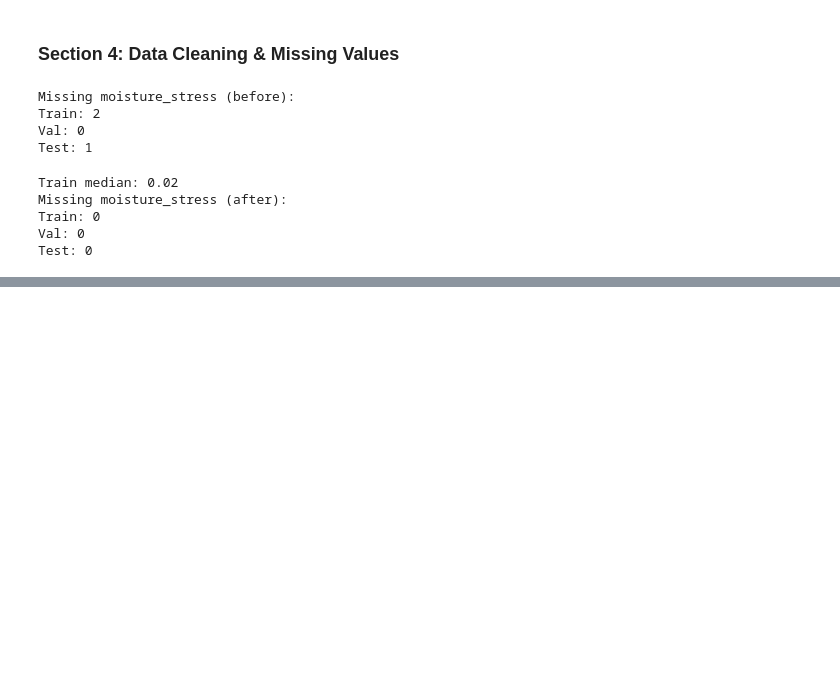
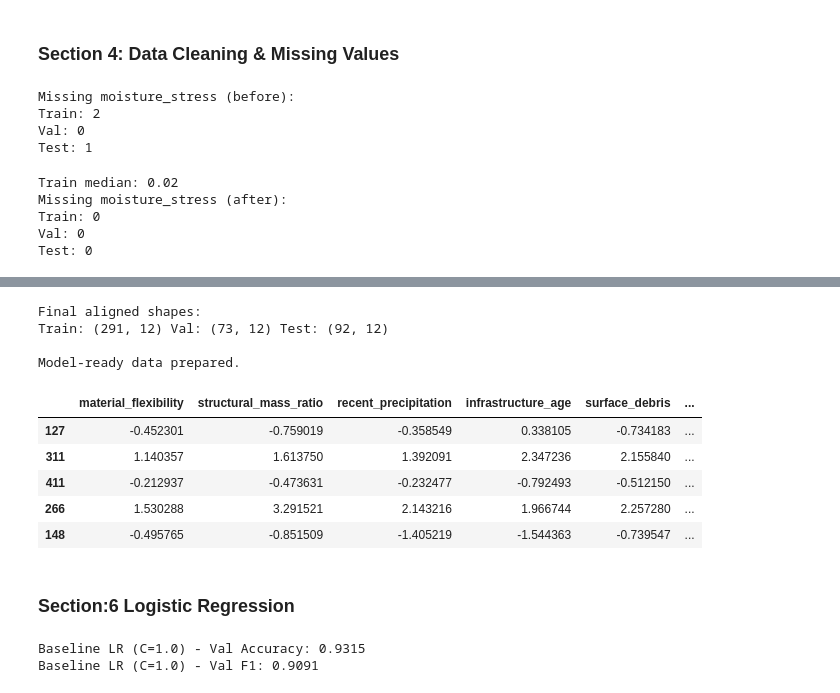
Before and after one commit to baqarjafri/mlanalysis_assignment, a Jupyter notebook: practice.ipynb, the cells around one changed output, grey strips where cells are left out. Cells and saved outputs as stored; diff of their text form; code cells hidden in the pictures; blank space fills up the shorter version.

```diff
--- a/practice.ipynb
+++ b/practice.ipynb
@@ -278,0 +335,50 @@ Test: 0
+# %%
+# Make val/test columns match train columns.
+X_val = X_val.reindex(columns=X_train.columns, fill_value=0)
+X_test = X_test.reindex(columns=X_train.columns, fill_value=0)
+
+# Scale numeric columns only (fit on train only).
+scaler = StandardScaler()
+X_train[num_cols] = scaler.fit_transform(X_train[num_cols])
+X_val[num_cols] = scaler.transform(X_val[num_cols])
+X_test[num_cols] = scaler.transform(X_test[num_cols])
+
+print("Final aligned shapes:")
+print("Train:", X_train.shape, "Val:", X_val.shape, "Test:", X_test.shape)
+print("\nModel-ready data prepared.")
+# %% [output]
+Final aligned shapes:
+Train: (291, 12) Val: (73, 12) Test: (92, 12)
+
+Model-ready data prepared.
+# %%
+X_train.head()
+# %% [output]
+|  | material_flexibility | structural_mass_ratio | recent_precipitation | infrastructure_age | surface_debris | ... |
+| 127 | -0.452301 | -0.759019 | -0.358549 | 0.338105 | -0.734183 | ... |
+| 311 | 1.140357 | 1.613750 | 1.392091 | 2.347236 | 2.155840 | ... |
+| 411 | -0.212937 | -0.473631 | -0.232477 | -0.792493 | -0.512150 | ... |
+| 266 | 1.530288 | 3.291521 | 2.143216 | 1.966744 | 2.257280 | ... |
+| 148 | -0.495765 | -0.851509 | -1.405219 | -1.544363 | -0.739547 | ... |
+# %% [markdown]
+### Section:6 Logistic Regression
+# %%
+"""
+Now i will train the logistic regression classifier.
+I will use 2 values of C to check the hyperparameter comparion
+"""
+
+# Baseline logistic regression.
+lr_base = LogisticRegression(C=1.0, max_iter=1000, random_state=RANDOM_STATE)
+lr_base.fit(X_train, y_train)
+
+# Validation predictions and metrics.
+y_val_pred_base = lr_base.predict(X_val)
+lr_base_acc = accuracy_score(y_val, y_val_pred_base)
+lr_base_f1 = f1_score(y_val, y_val_pred_base)
+
+print("Baseline LR (C=1.0) - Val Accuracy:", round(lr_base_acc, 4))
+print("Baseline LR (C=1.0) - Val F1:", round(lr_base_f1, 4))
+# %% [output]
+Baseline LR (C=1.0) - Val Accuracy: 0.9315
+Baseline LR (C=1.0) - Val F1: 0.9091
```
Also changed, not shown: parts of 3 cells of this notebook.
